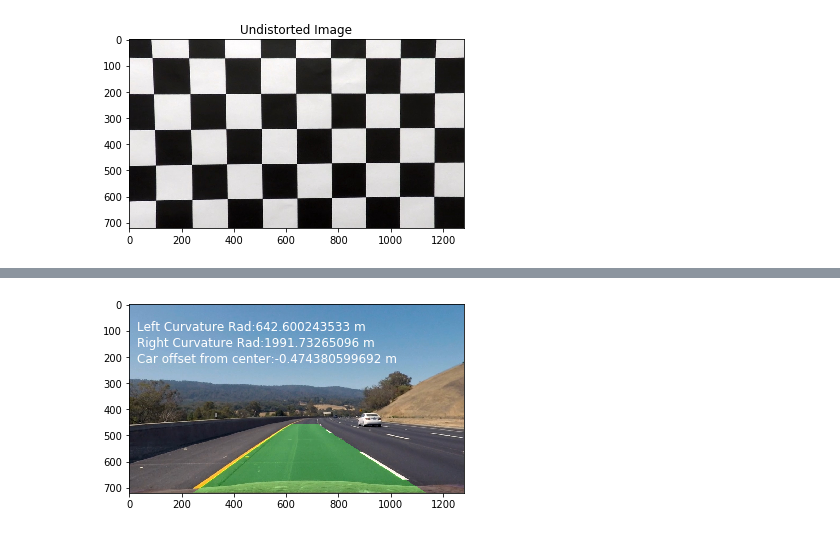
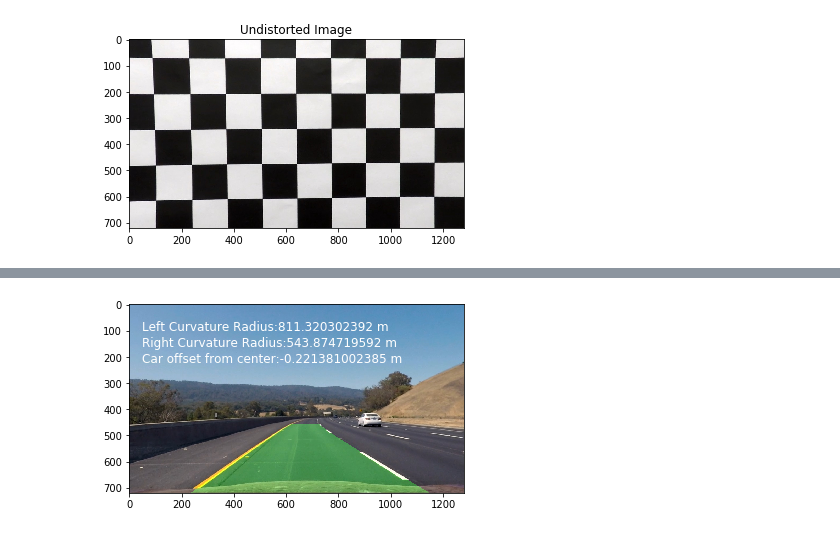
Before and after one commit to gizmo/CarND-Advanced-Lane-Lines, a Jupyter notebook: advanced_lane_finding.ipynb, the cells around one changed output, grey strips where cells are left out. Drawn from its saved outputs; the diff is of its cells as text; code cells hidden in the pictures.

```diff
--- a/advanced_lane_finding.ipynb
+++ b/advanced_lane_finding.ipynb
@@ -343,5 +526,8 @@ plt.show()
 # %%
 img_straight = cv2.imread(straight_filename)
+# undistort the image first
+img = cv2.undistort(img, mtx, dist, None, mtx)
+
 rgb_straight = cv2.cvtColor(img_straight, cv2.COLOR_BGR2RGB)
 plt.imshow(rgb_straight)
 plt.title("original Straight")
@@ -357,5 +543,8 @@ plt.show()
 # %%
 img_straight = cv2.imread(straight_filename)
+# undistort the image first
+img = cv2.undistort(img, mtx, dist, None, mtx)
+
 rgb_straight = cv2.cvtColor(img_straight, cv2.COLOR_BGR2RGB)
 plt.imshow(rgb_straight)
 plt.title("original Straight")
@@ -574,7 +763,7 @@ def curvature_px(ploty, left_fit, right_fit):
 # Define conversions in x and y from pixels space to meters
 def curvature_meters(ploty, left_fitx, right_fitx):
     ym_per_pix = 30/720 # meters per pixel in y dimension
-    xm_per_pix = 3.7/700 # meters per pixel in x dimension
+    xm_per_pix = 3.7/lane_len_px # meters per pixel in x dimension
     y_eval = np.max(ploty)
     # Fit new polynomials to x,y in world space
     left_fit_cr = np.polyfit(ploty*ym_per_pix, left_fitx*xm_per_pix, 2)
@@ -593,7 +782,7 @@ print(curvature_meters(ploty, left_fitx, right_fitx))
 # %%
 # Center calculation
 def center_offset(img, leftx, rightx):
-    xm_per_pix = 3.7/700
+    xm_per_pix = 3.7/lane_len_px
     image_height = img.shape[0]
     image_horizontal_center = img.shape[1]/2
     last_row_of_image = image_height - 1
@@ -603,32 +792,32 @@ def center_offset(img, leftx, rightx):
 # %%
 # Fill in the lane and doing a reverse mapping back to the original image
 
 # Create an image to draw the lines on
 warp_zero = np.zeros_like(binary_warped).astype(np.uint8)
 color_warp = np.dstack((warp_zero, warp_zero, warp_zero))
 
 # Recast the x and y points into usable format for cv2.fillPoly()
 pts_left = np.array([np.transpose(np.vstack([left_fitx, ploty]))])
 pts_right = np.array([np.flipud(np.transpose(np.vstack([right_fitx, ploty])))])
 pts = np.hstack((pts_left, pts_right))
 
 # Draw the lane onto the warped blank image
 cv2.fillPoly(color_warp, np.int_([pts]), (0,255, 0))
 
-undist = cv2.undistort(rgb, mtx, dist, None, mtx)
+
 
 # Warp the blank back to original image space using inverse perspective matrix (Minv)
 newwarp = cv2.warpPerspective(color_warp, Minv, (rgb.shape[1], rgb.shape[0]))
 
 left_curverad, right_curverad = curvature_meters(ploty, left_fitx, right_fitx)
 car_offset = center_offset(img, leftx, rightx)
 
 # Combine the result with the original image
-result = cv2.addWeighted(undist, 1, newwarp, 0.3, 0)
+result = cv2.addWeighted(rgb, 1, newwarp, 0.3, 0)
 plt.imshow(result)
-plt.text(30, 100,'Left Curvature Rad:'+str(left_curverad)+' m', fontsize=12, color='white')
-plt.text(30, 160,'Right Curvature Rad:'+str(right_curverad)+' m', fontsize=12, color='white')
-plt.text(30, 220,'Car offset from center:'+str(car_offset)+' m', fontsize=12, color='white')
+plt.text(50, 100,'Left Curvature Radius:'+str(left_curverad)+' m', fontsize=12, color='white')
+plt.text(50, 160,'Right Curvature Radius:'+str(right_curverad)+' m', fontsize=12, color='white')
+plt.text(50, 220,'Car offset from center:'+str(car_offset)+' m', fontsize=12, color='white')
 plt.show()
 # %% [output]
-[figure, old version]
+[figure, new version]
```
Also changed, not shown: parts of 14 cells of this notebook, 2 other files.
